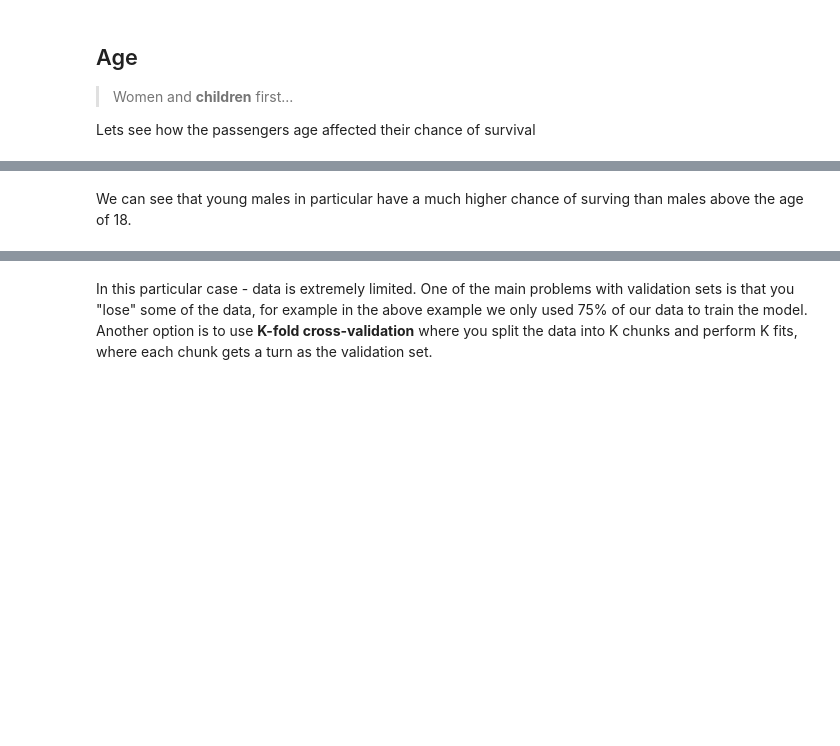
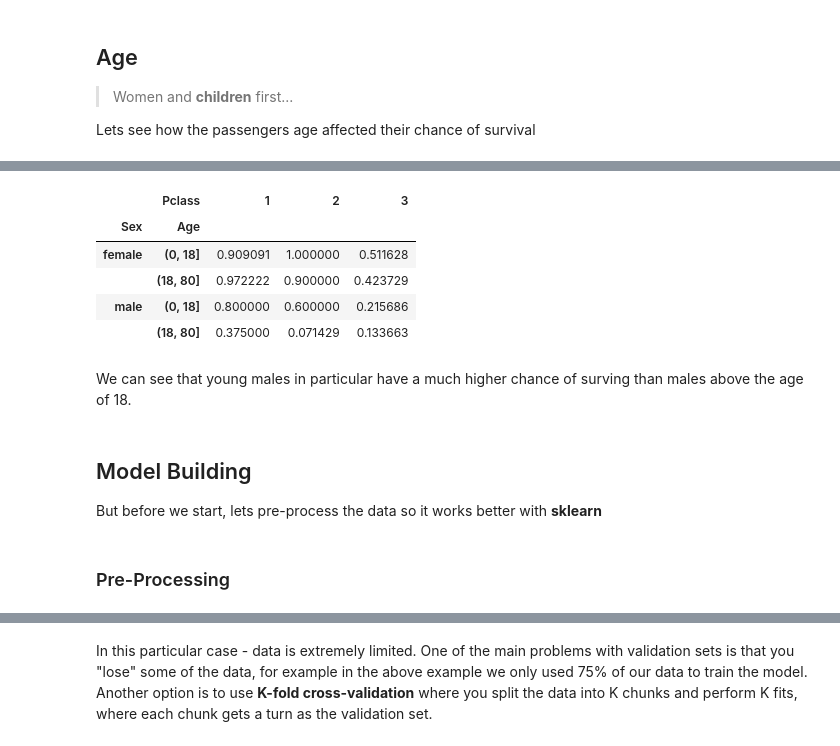
Before and after one commit to thomalm/kaggle, a Jupyter notebook: titanic/Titanic.ipynb, the cells around one changed output, grey strips where cells are left out. Drawn from its saved outputs; the diff is of its cells as text; code cells hidden in the pictures; blank space fills up the shorter version.

```diff
--- a/titanic/Titanic.ipynb
+++ b/titanic/Titanic.ipynb
@@ -219,2 +212,18 @@ titanic = titanic.drop(['AgeBin'], axis=1)
+# %%
+age = pd.cut(df['Age'], [0, 18, 80])
+df.pivot_table('Survived', ['Sex', age], 'Pclass')
+# %% [output]
+|  | Pclass | 1 | 2 | 3 |
+| Sex | Age |  |  |  |
+| female | (0, 18] | 0.909091 | 1.000000 | 0.511628 |
+|  | (18, 80] | 0.972222 | 0.900000 | 0.423729 |
+| male | (0, 18] | 0.800000 | 0.600000 | 0.215686 |
+|  | (18, 80] | 0.375000 | 0.071429 | 0.133663 |
 # %% [markdown]
 We can see that young males in particular have a much higher chance of surving than males above the age of 18.
+# %% [markdown]
+## Model Building
+
+But before we start, lets pre-process the data so it works better with **sklearn**
+# %% [markdown]
+### Pre-Processing
```
Also changed, not shown: parts of 42 cells of this notebook.
